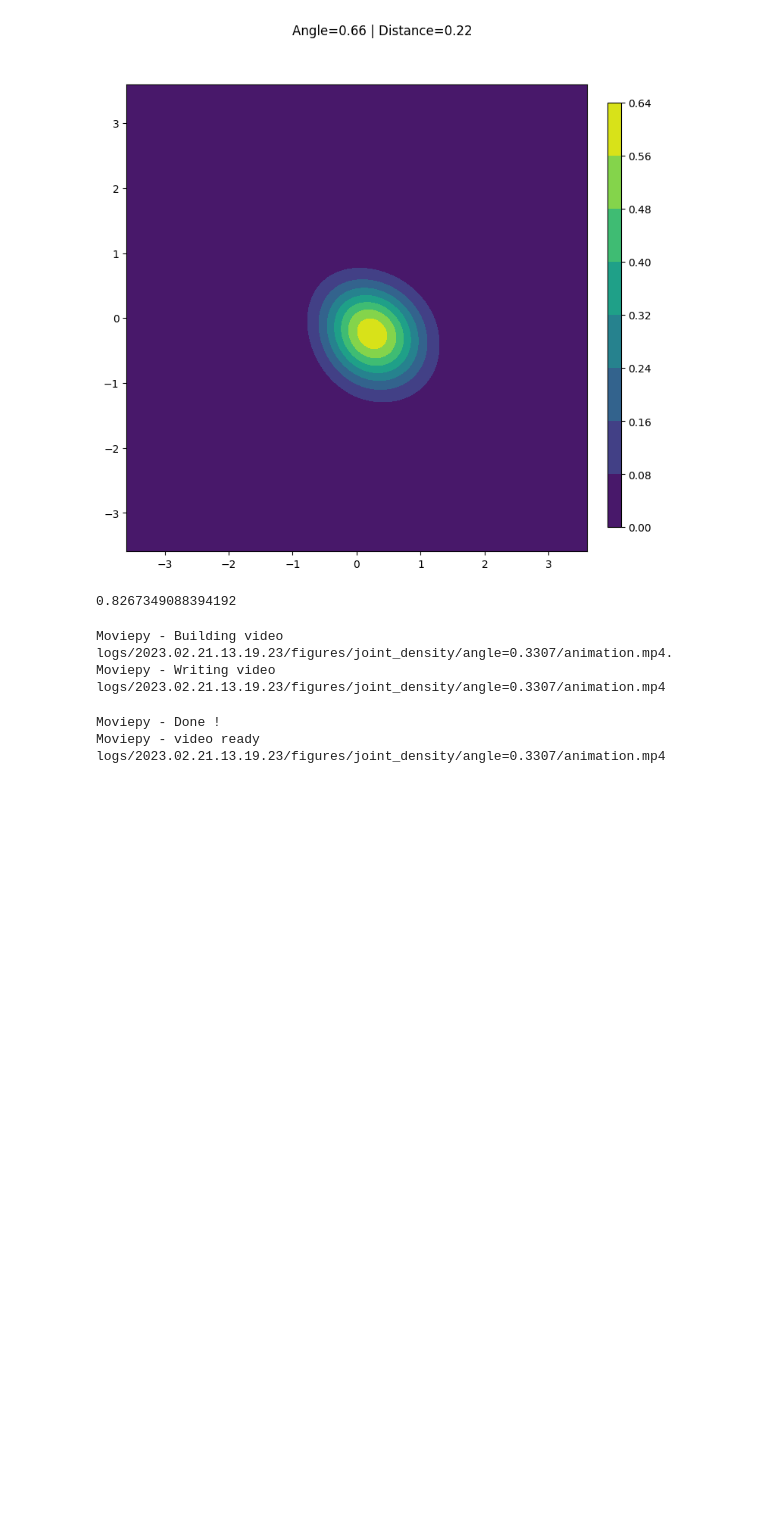
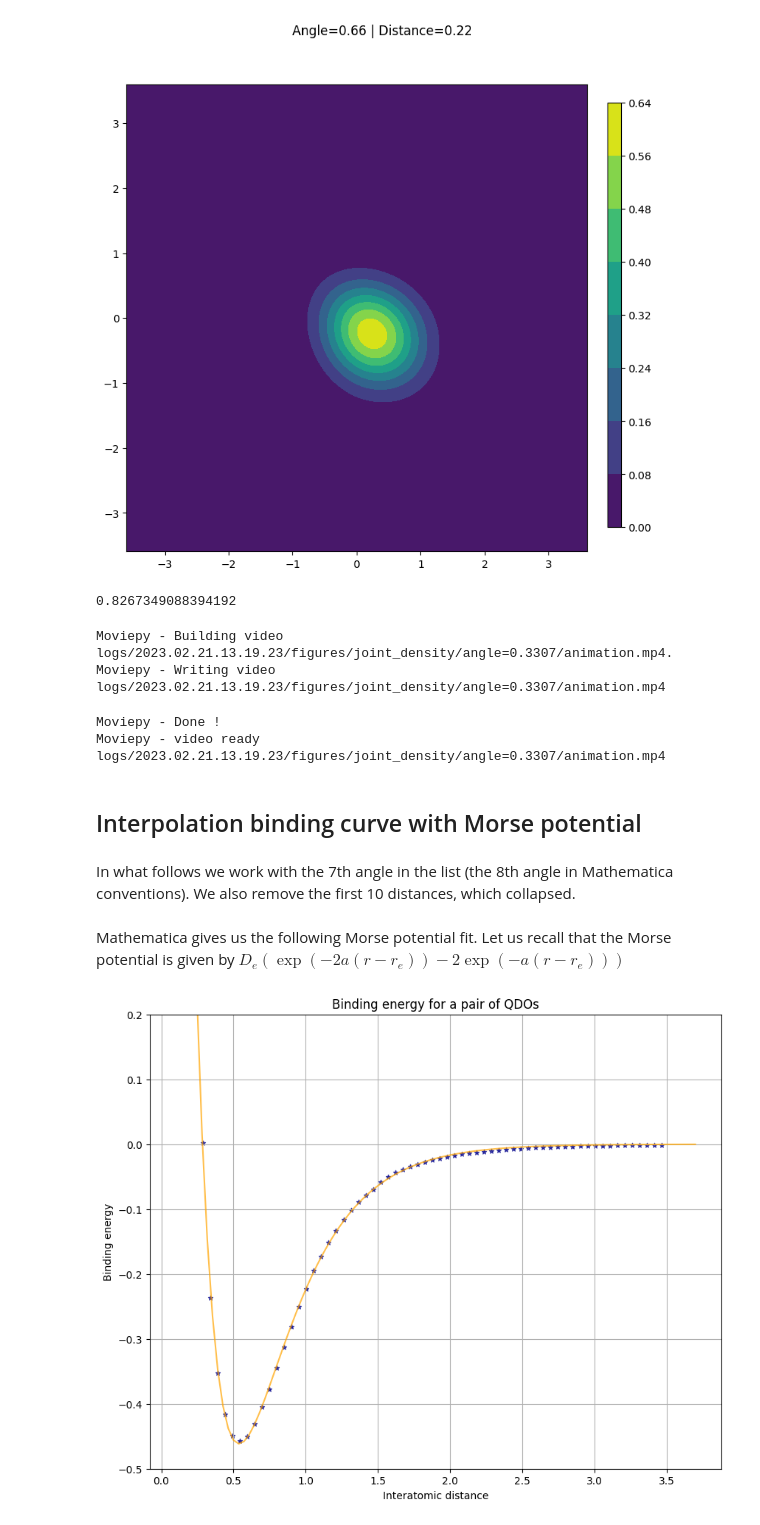
Before and after one commit to MatthieuSarkis/Long-range-intermolecular-interactions-on-a-continuous-variable-quantum-computer, a Jupyter notebook: driver.ipynb, the cells around one changed output. Saved outputs shown, nothing was run; the diff lists cells and outputs as text; code cells hidden in the pictures; blank space fills up the shorter version.

Commit message:
interpolation

```diff
--- a/driver.ipynb
+++ b/driver.ipynb
@@ -325,3 +318,11 @@ Moviepy - Building video logs/2023.02.21.13.19.23/figures/joint_density/angle=0.
 Moviepy - Writing video logs/2023.02.21.13.19.23/figures/joint_density/angle=0.3307/animation.mp4
 Moviepy - Done !
 Moviepy - video ready logs/2023.02.21.13.19.23/figures/joint_density/angle=0.3307/animation.mp4
+# %% [markdown]
+## Interpolation binding curve with Morse potential
+# %% [markdown]
+In what follows we work with the 7th angle in the list (the 8th angle in Mathematica conventions).
+We also remove the first 10 distances, which collapsed.
+# %% [markdown]
+Mathematica gives us the following Morse potential fit. Let us recall that the Morse potential is given by
+$D_e(\exp(-2 a (r - r_e)) - 2 \exp(-a (r - r_e)))$
@@ -327,0 +336,41 @@ Moviepy - video ready logs/2023.02.21.13.19.23/figures/joint_density/angle=0.330
+# %%
+import matplotlib.pyplot as plt
+%matplotlib inline
+
+def plot_binding_curve(
+    distance_array: np.ndarray,
+    binding_energy_array: np.ndarray
+) -> None:
+
+    fig, axes = plt.subplots(nrows=1, ncols=1, figsize=(10, 8))
+
+    axes.plot(
+        np.linspace(0.1, 3.7, 100),
+        [interpolation_angle8_startingDistance11(r) for r in np.linspace(0.1, 3.7, 100)],
+        c='orange',
+        alpha=0.7
+    )
+
+    axes.scatter(
+        distance_array[11::3],
+        binding_energy_array[7, 11::3],
+        s=20,
+        c='darkblue',
+        marker='*',
+        alpha=0.7
+    )
+
+    axes.set_xlabel('Interatomic distance')
+    axes.set_ylabel('Binding energy')
+    axes.set_ylim(-0.5, 0.2)
+    axes.grid(True)
+    axes.set_title('Binding energy for a pair of QDOs')
+    plt.show()
+    #plt.savefig(save_path, dpi=300, transparent=False, bbox_inches='tight')
+
+plot_binding_curve(
+    distance_array=distances,
+    binding_energy_array=binding_energies
+)
+# %% [output]
+[figure, added]
```
Also changed, not shown: parts of 2 cells of this notebook, 1 other file.
